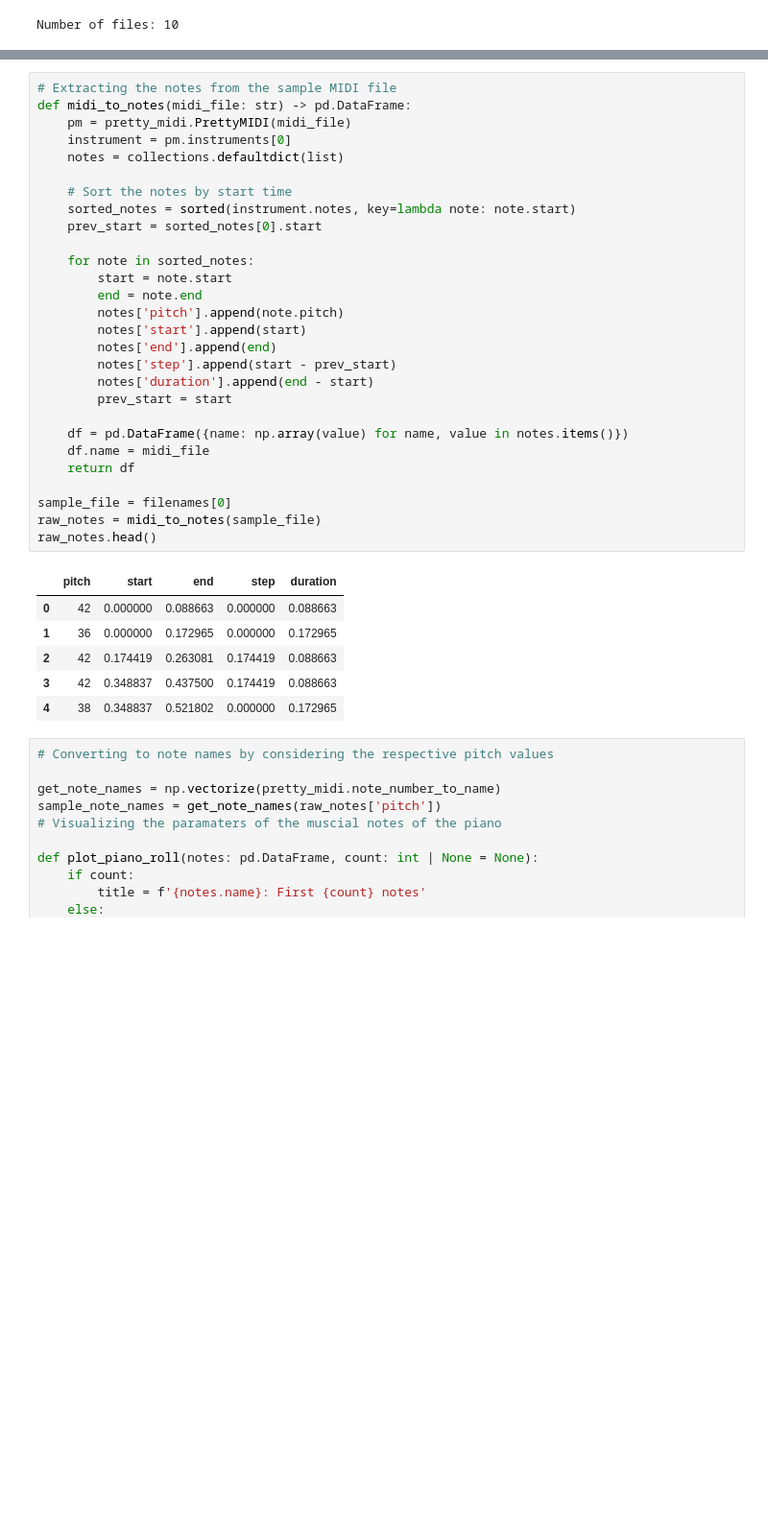
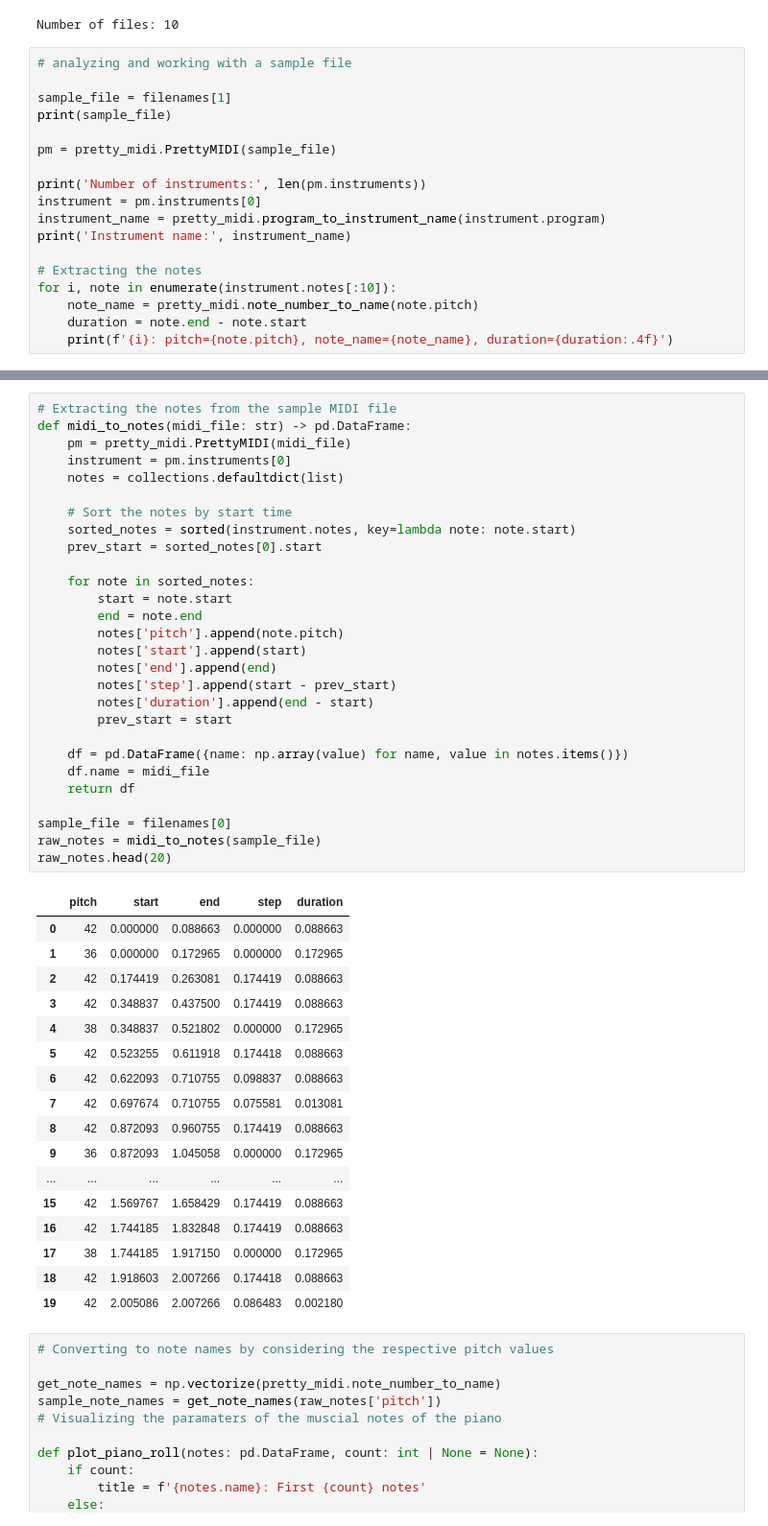
Before and after one commit to adcw/lstm-midi-generator, a Jupyter notebook: network.ipynb, the cells around one changed output, grey strips where cells are left out. Shown at 96% size. Drawn from its saved outputs; the diff is of its cells as text; blank space fills up the shorter version.

```diff
--- a/network.ipynb
+++ b/network.ipynb
@@ -33,3 +33,21 @@ filenames = glob.glob(str(data_dir/'*.mid*'))
 print('Number of files:', len(filenames))
 # %% [output]
 Number of files: 10
+# %%
+# analyzing and working with a sample file
+
+sample_file = filenames[1]
+print(sample_file)
+
+pm = pretty_midi.PrettyMIDI(sample_file)
+
+print('Number of instruments:', len(pm.instruments))
+instrument = pm.instruments[0]
+instrument_name = pretty_midi.program_to_instrument_name(instrument.program)
+print('Instrument name:', instrument_name)
+
+# Extracting the notes
+for i, note in enumerate(instrument.notes[:10]):
+    note_name = pretty_midi.note_number_to_name(note.pitch)
+    duration = note.end - note.start
+    print(f'{i}: pitch={note.pitch}, note_name={note_name}, duration={duration:.4f}')
@@ -40,34 +72,45 @@ def midi_to_notes(midi_file: str) -> pd.DataFrame:
     instrument = pm.instruments[0]
     notes = collections.defaultdict(list)
 
     # Sort the notes by start time
     sorted_notes = sorted(instrument.notes, key=lambda note: note.start)
     prev_start = sorted_notes[0].start
 
     for note in sorted_notes:
         start = note.start
         end = note.end
         notes['pitch'].append(note.pitch)
         notes['start'].append(start)
         notes['end'].append(end)
         notes['step'].append(start - prev_start)
         notes['duration'].append(end - start)
         prev_start = start
 
     df = pd.DataFrame({name: np.array(value) for name, value in notes.items()})
     df.name = midi_file
     return df
 
 sample_file = filenames[0]
 raw_notes = midi_to_notes(sample_file)
-raw_notes.head()
+raw_notes.head(20)
 # %% [output]
 |  | pitch | start | end | step | duration |
 | 0 | 42 | 0.000000 | 0.088663 | 0.000000 | 0.088663 |
 | 1 | 36 | 0.000000 | 0.172965 | 0.000000 | 0.172965 |
 | 2 | 42 | 0.174419 | 0.263081 | 0.174419 | 0.088663 |
 | 3 | 42 | 0.348837 | 0.437500 | 0.174419 | 0.088663 |
 | 4 | 38 | 0.348837 | 0.521802 | 0.000000 | 0.172965 |
+| 5 | 42 | 0.523255 | 0.611918 | 0.174418 | 0.088663 |
+| 6 | 42 | 0.622093 | 0.710755 | 0.098837 | 0.088663 |
+| 7 | 42 | 0.697674 | 0.710755 | 0.075581 | 0.013081 |
+| 8 | 42 | 0.872093 | 0.960755 | 0.174419 | 0.088663 |
+| 9 | 36 | 0.872093 | 1.045058 | 0.000000 | 0.172965 |
+| ... | ... | ... | ... | ... | ... |
+| 15 | 42 | 1.569767 | 1.658429 | 0.174419 | 0.088663 |
+| 16 | 42 | 1.744185 | 1.832848 | 0.174419 | 0.088663 |
+| 17 | 38 | 1.744185 | 1.917150 | 0.000000 | 0.172965 |
+| 18 | 42 | 1.918603 | 2.007266 | 0.174418 | 0.088663 |
+| 19 | 42 | 2.005086 | 2.007266 | 0.086483 | 0.002180 |
 # %%
 # Converting to note names by considering the respective pitch values
 
```
Also changed, not shown: parts of 15 cells of this notebook.
